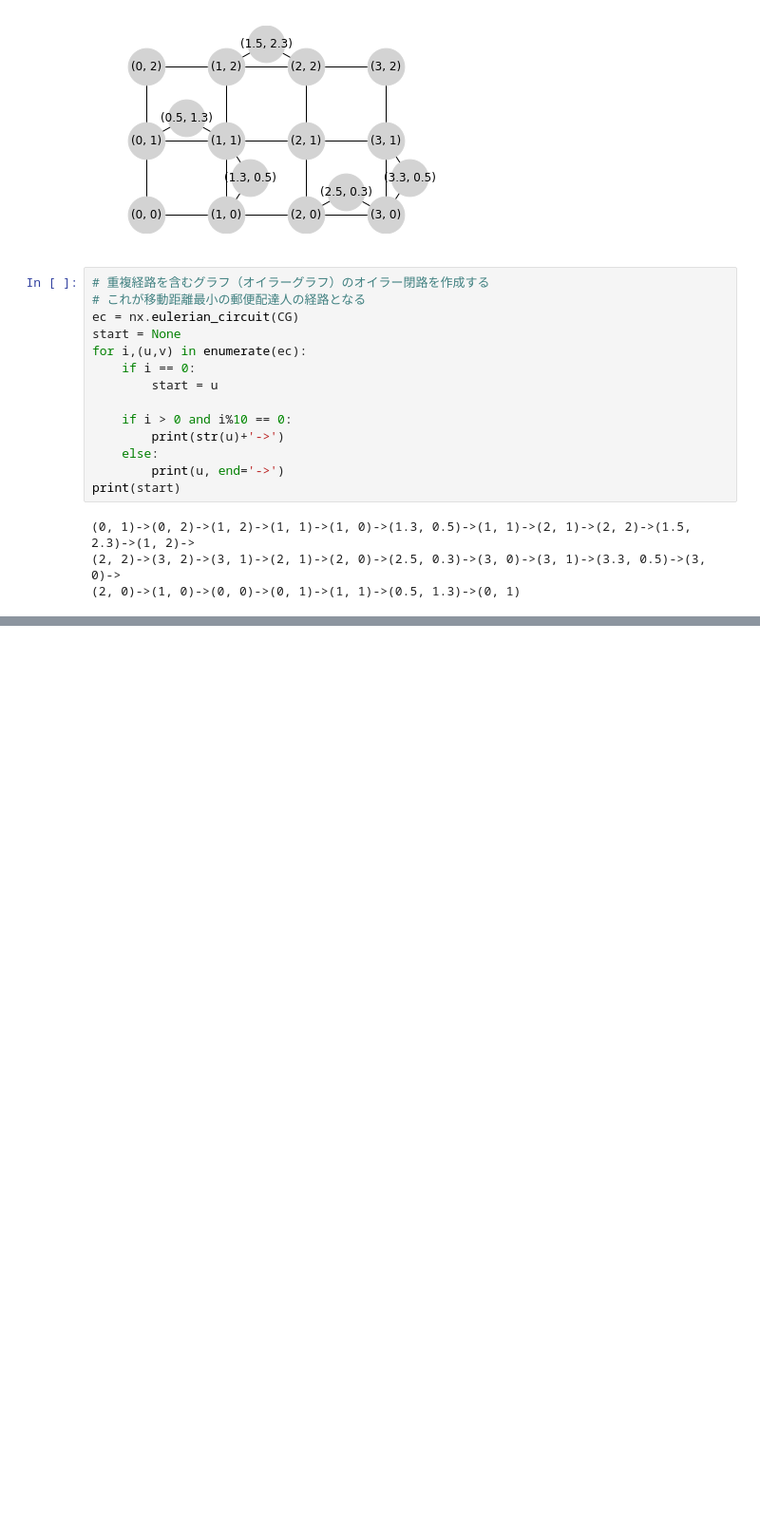
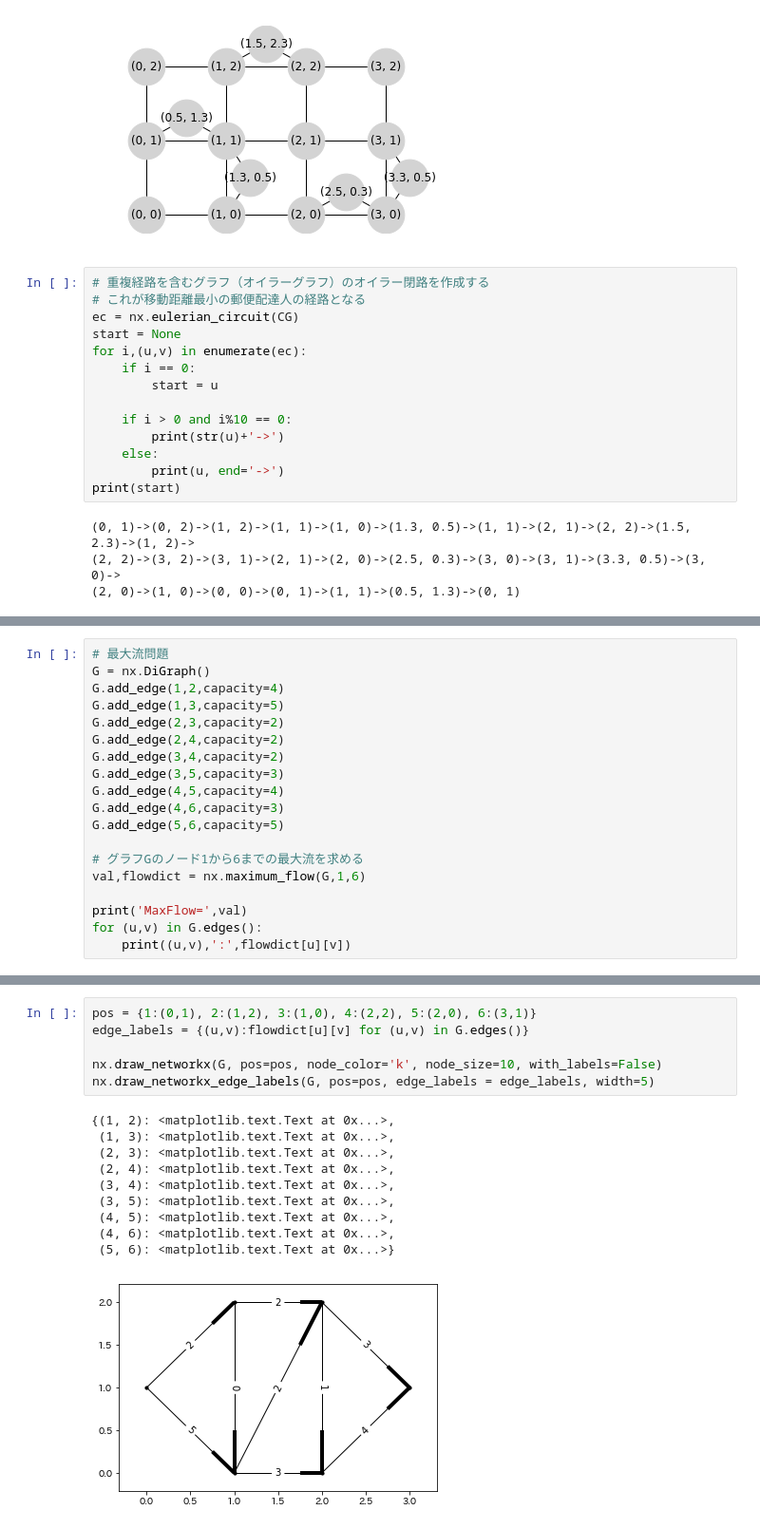
Before and after one commit to tetra00/python_numerical_optimization, a Jupyter notebook: Section4_GraphOptimiztion.ipynb, the cells around one changed output, grey strips where cells are left out. Shown at 95% size. Cells and saved outputs as stored; diff of their text form; blank space fills up the shorter version.

```diff
--- a/Section4_GraphOptimiztion.ipynb
+++ b/Section4_GraphOptimiztion.ipynb
@@ -382,0 +500,19 @@ print(start)
+# %%
+# 最大流問題
+G = nx.DiGraph()
+G.add_edge(1,2,capacity=4)
+G.add_edge(1,3,capacity=5)
+G.add_edge(2,3,capacity=2)
+G.add_edge(2,4,capacity=2)
+G.add_edge(3,4,capacity=2)
+G.add_edge(3,5,capacity=3)
+G.add_edge(4,5,capacity=4)
+G.add_edge(4,6,capacity=3)
+G.add_edge(5,6,capacity=5)
+
+# グラフGのノード1から6までの最大流を求める
+val,flowdict = nx.maximum_flow(G,1,6)
+
+print('MaxFlow=',val)
+for (u,v) in G.edges():
+    print((u,v),':',flowdict[u][v])
@@ -382,0 +530,17 @@ print(start)
+# %%
+pos = {1:(0,1), 2:(1,2), 3:(1,0), 4:(2,2), 5:(2,0), 6:(3,1)}
+edge_labels = {(u,v):flowdict[u][v] for (u,v) in G.edges()}
+
+nx.draw_networkx(G, pos=pos, node_color='k', node_size=10, with_labels=False)
+nx.draw_networkx_edge_labels(G, pos=pos, edge_labels = edge_labels, width=5)
+# %% [output]
+{(1, 2): <matplotlib.text.Text at 0x...>,
+ (1, 3): <matplotlib.text.Text at 0x...>,
+ (2, 3): <matplotlib.text.Text at 0x...>,
+ (2, 4): <matplotlib.text.Text at 0x...>,
+ (3, 4): <matplotlib.text.Text at 0x...>,
+ (3, 5): <matplotlib.text.Text at 0x...>,
+ (4, 5): <matplotlib.text.Text at 0x...>,
+ (4, 6): <matplotlib.text.Text at 0x...>,
+ (5, 6): <matplotlib.text.Text at 0x...>}
+[figure, added]
```
Also changed, not shown: parts of 11 cells of this notebook.
